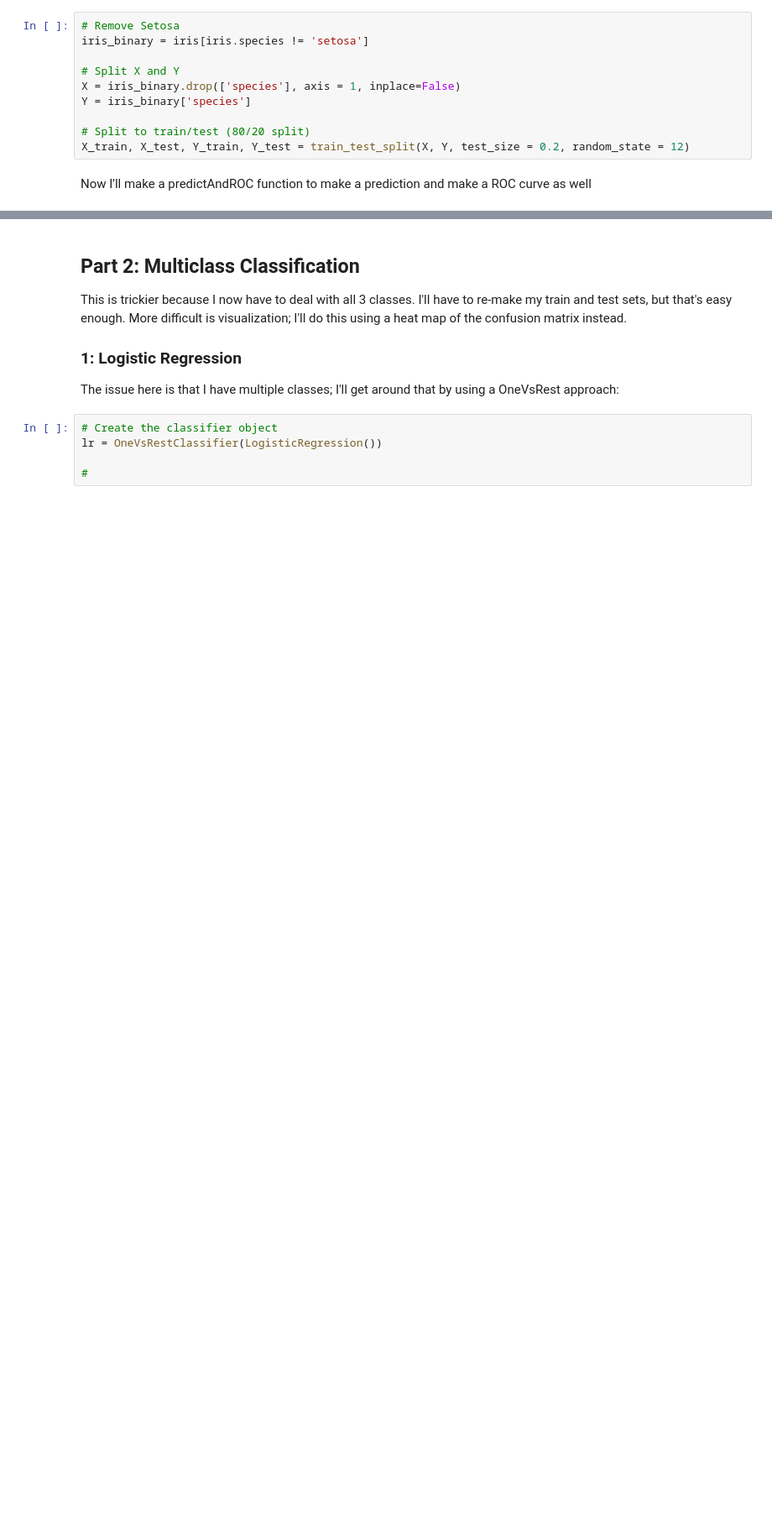
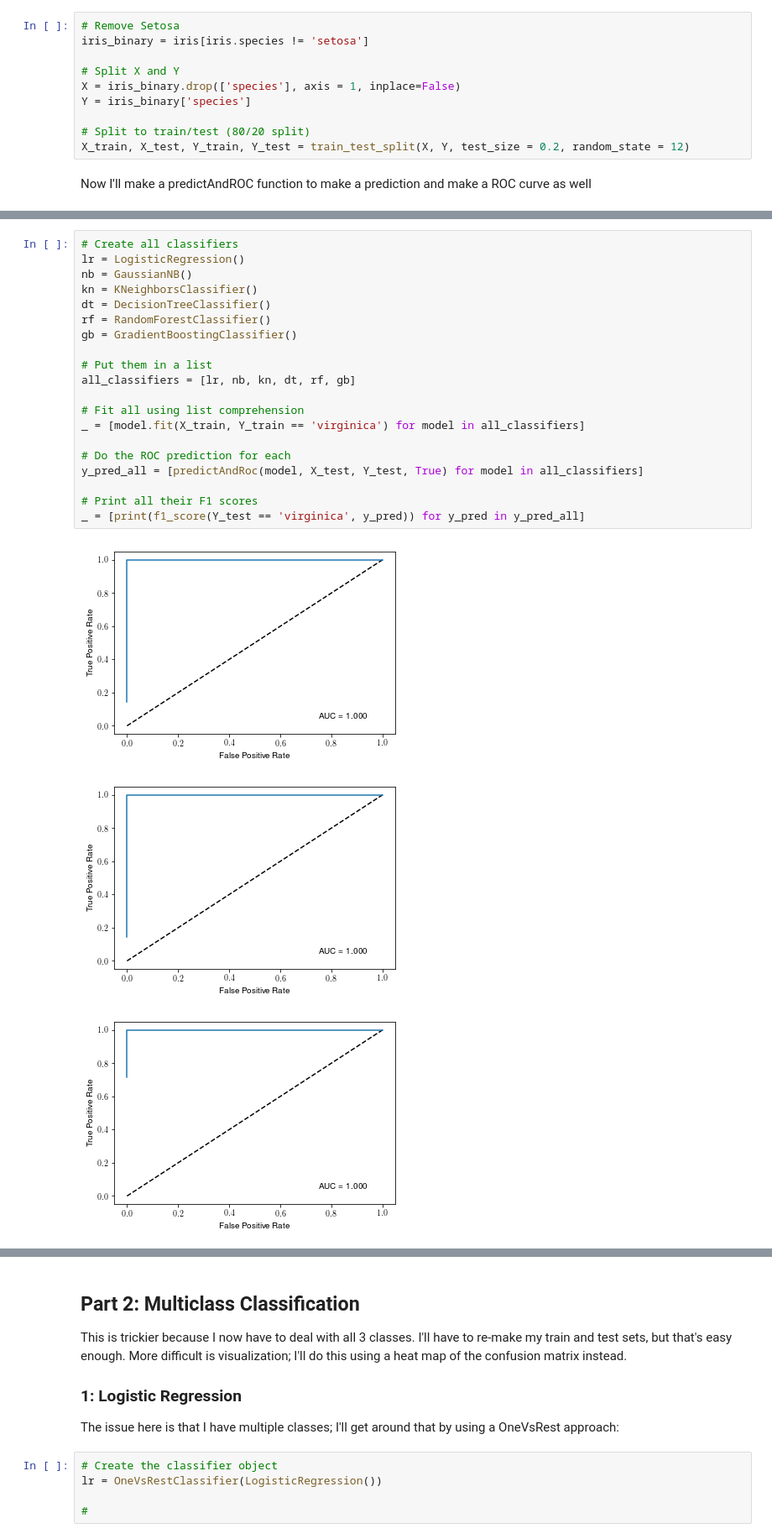
Before and after one commit to marichards/DS_Pipelines, a Jupyter notebook: Classification.ipynb, the cells around one changed output, grey strips where cells are left out. Shown at 84% size. Saved outputs shown, nothing was run; the diff lists cells and outputs as text; blank space fills up the shorter version.

```diff
--- a/Classification.ipynb
+++ b/Classification.ipynb
@@ -82,0 +118,24 @@ Now I'll make a predictAndROC function to make a prediction and make a ROC curve
+# %%
+# Create all classifiers
+lr = LogisticRegression()
+nb = GaussianNB()
+kn = KNeighborsClassifier()
+dt = DecisionTreeClassifier()
+rf = RandomForestClassifier()
+gb = GradientBoostingClassifier()
+
+# Put them in a list
+all_classifiers = [lr, nb, kn, dt, rf, gb]
+
+# Fit all using list comprehension
+_ = [model.fit(X_train, Y_train == 'virginica') for model in all_classifiers]
+
+# Do the ROC prediction for each
+y_pred_all = [predictAndRoc(model, X_test, Y_test, True) for model in all_classifiers]
+
+# Print all their F1 scores
+_ = [print(f1_score(Y_test == 'virginica', y_pred)) for y_pred in y_pred_all]
+# %% [output]
+[figure, added]
+[figure, added]
+[figure, added]
```
Also changed, not shown: parts of 7 cells of this notebook.
